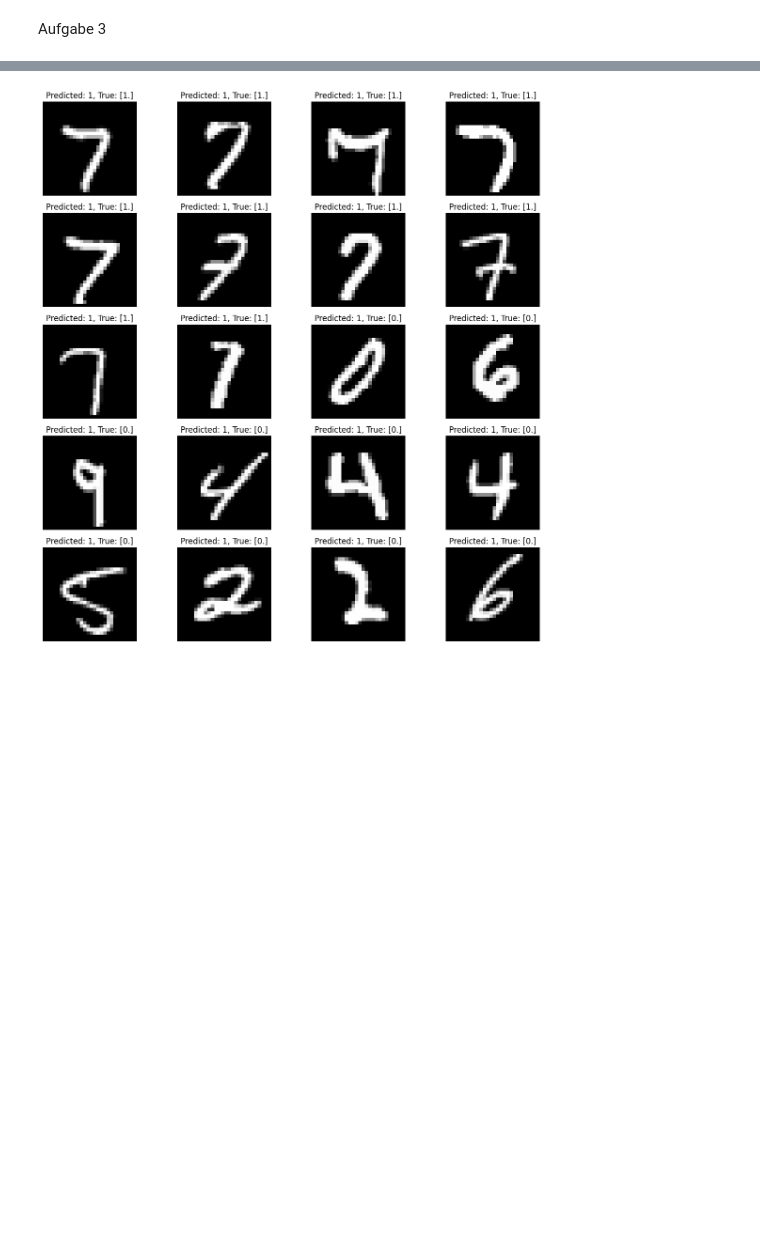
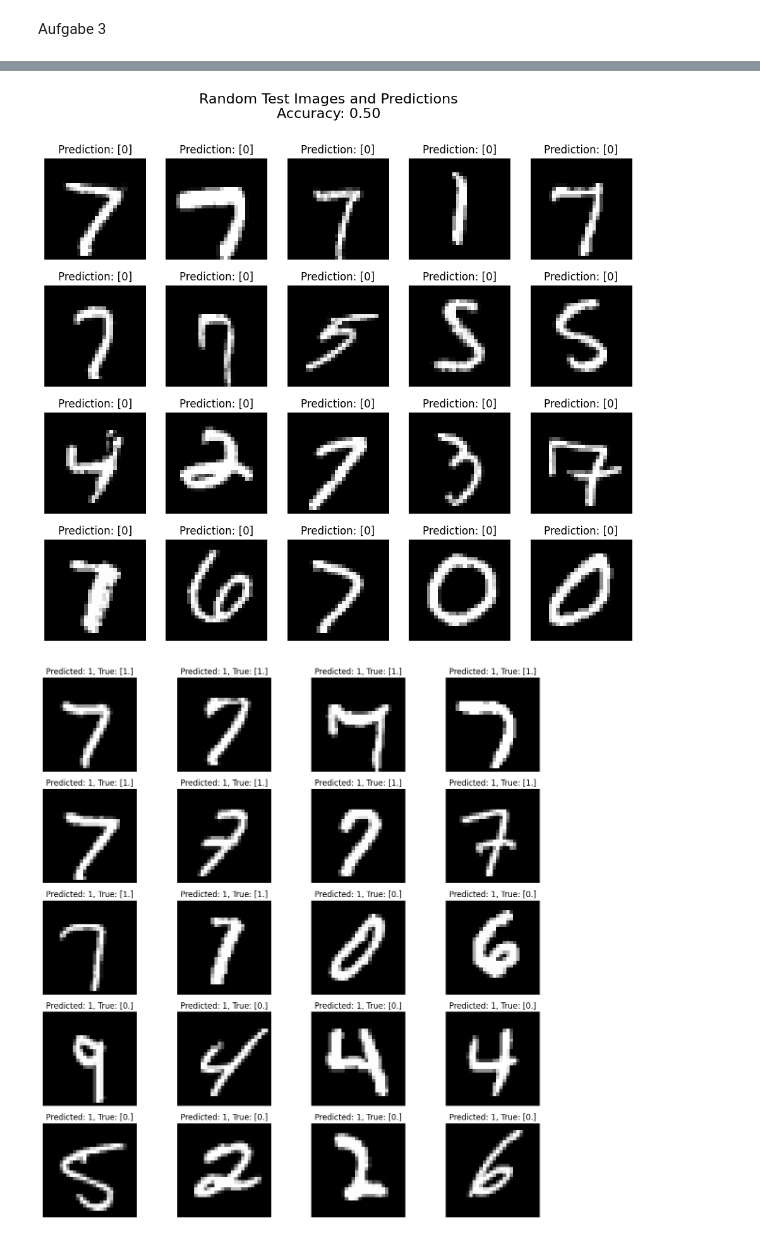
Before and after one commit to iamekerb/vta-MC, a Jupyter notebook: vta mc 1 version 2.ipynb, the cells around one changed output, grey strips where cells are left out. Drawn from its saved outputs; the diff is of its cells as text; code cells hidden in the pictures; blank space fills up the shorter version.

```diff
--- a/vta mc 1 version 2.ipynb
+++ b/vta mc 1 version 2.ipynb
@@ -462,3 +424,66 @@ Accuracy on test data: 0.8110023817839898
+# %%
+
+import numpy as np
+import matplotlib.pyplot as plt
+import torchvision as tv
+import joblib
+
+# Laden des trainierten Modells
+loaded_model = joblib.load('trained_model_Aufgabe3.pkl')
+
+# Laden des MNIST-Testdatensatzes
+MNIST_dataset_test = tv.datasets.MNIST(root='./data', train=False, download=True)
+test_images = np.array([np.array(img) for img, _ in MNIST_dataset_test])
+test_labels = np.array([label for _, label in MNIST_dataset_test])
+
+# Größe der MNIST-Bilder
+input_size = 28 * 28
+
+# Erstellen von zufälligen Testbildern, wobei etwa die Hälfte der Bilder die Ziffer 7 enthält und die andere Hälfte zufällige Ziffern sind
+num_images = 20
+num_sevens = num_images // 2
+num_random = num_images - num_sevens
+
+# Zufällige Auswahl von Bildern mit der Ziffer 7
+seven_indices = np.random.choice(np.where(test_labels == 7)[0], size=num_sevens, replace=False)
+seven_images = test_images[seven_indices]
+seven_labels = test_labels[seven_indices]
+
+# Zufällige Auswahl von Bildern, die keine 7 sind
+random_indices = np.random.choice(np.where(test_labels != 7)[0], size=num_random, replace=False)
+random_images = test_images[random_indices]
+random_labels = test_labels[random_indices]
+
+# Kombinieren der Bilder und Labels
+random_test_images = np.concatenate([seven_images, random_images], axis=0)
+random_test_labels = np.concatenate([seven_labels, random_labels], axis=0)
+
+# Zufälliges Mischen der Bilder und Labels
+shuffle_indices = np.random.permutation(num_images)
+random_test_images = random_test_images[shuffle_indices]
+random_test_labels = random_test_labels[shuffle_indices]
+
+# Auswerten des Modells auf den zufälligen Testbildern
+predictions = loaded_model.forward(random_test_images.reshape(num_images, -1))
+# Festlegen, ob jede Vorhersage die Ziffer 7 ist oder nicht (1 für 7, 0 für alle anderen Ziffern)
+predictions_binary = (predictions > 0.5).astype(int)
+
+# Berechnen der Genauigkeit
+correct_predictions = (predictions_binary == (random_test_labels == 7).astype(int))
+accuracy = np.mean(correct_predictions)
+
+# Anzeigen der Bilder, Vorhersagen und Genauigkeit
+fig, axs = plt.subplots(4, 5, figsize=(12, 10))
+fig.suptitle(f'Random Test Images and Predictions\nAccuracy: {accuracy:.2f}', fontsize=16)
+for i in range(num_images):
+    ax = axs[i // 5, i % 5]
+    ax.imshow(random_test_images[i], cmap='gray')
+    ax.set_title(f'Prediction: {predictions_binary[i]}')
+    ax.axis('off')
+
+plt.show()
+# %% [output]
+[figure, added]
 # %%
 # %% [output]
 [figure]
```
Also changed, not shown: parts of 6 cells of this notebook, 1 other file.
